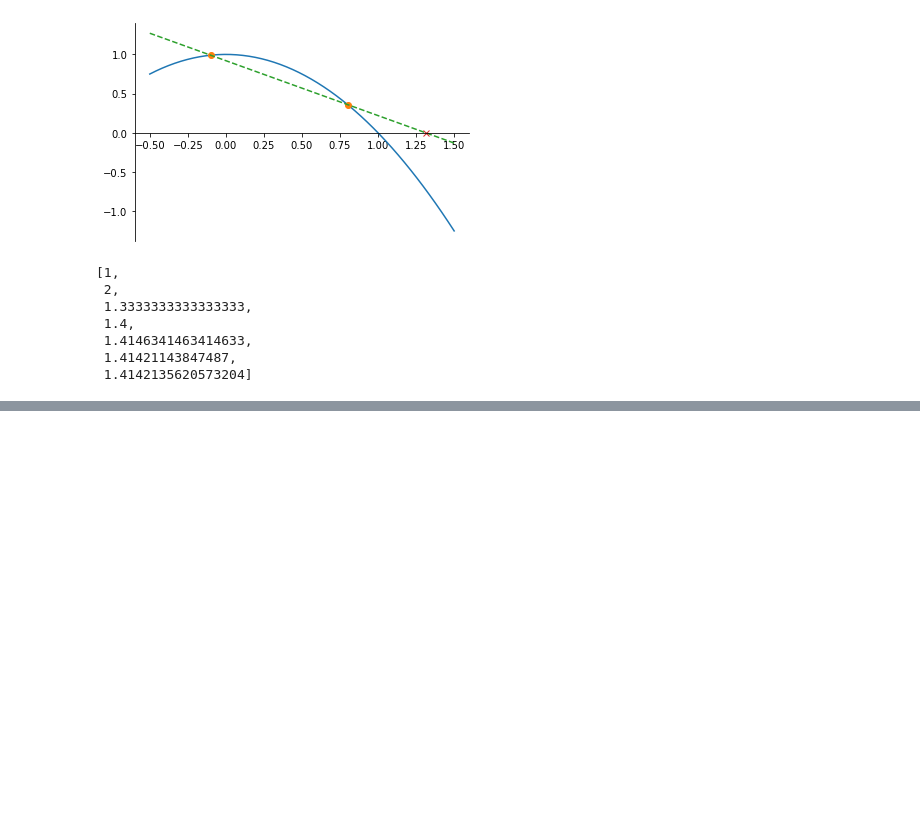
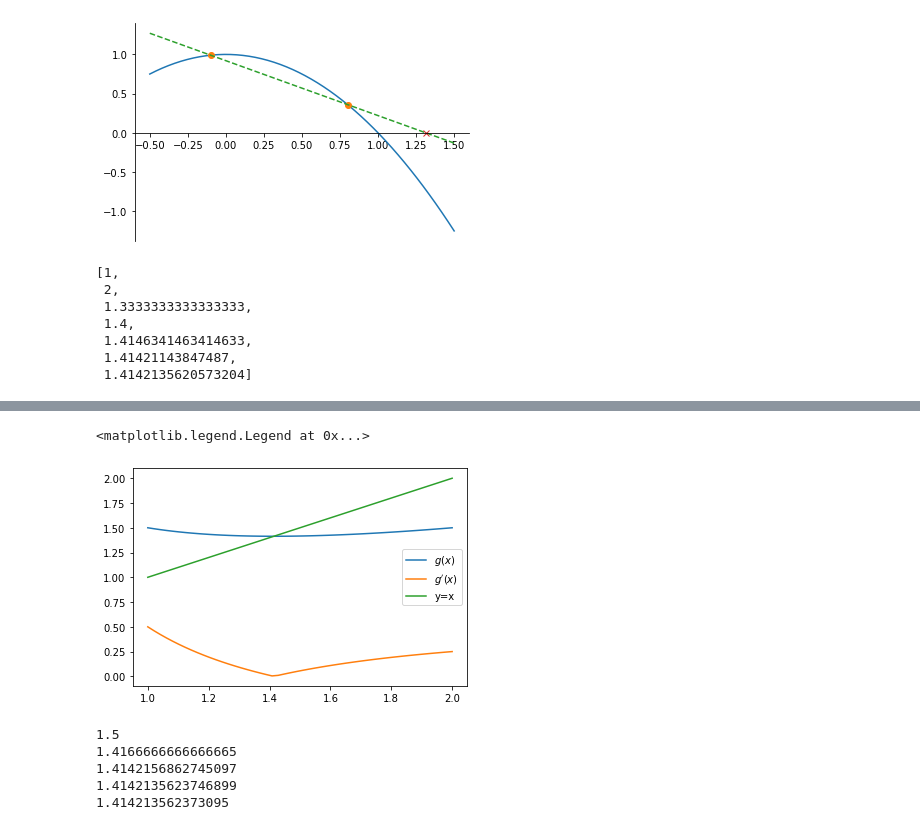
Before and after one commit to knkillname/Notas-de-Metodos-Numericos, a Jupyter notebook: 2. Ecuaciones no lineales.ipynb, the cells around one changed output, grey strips where cells are left out. Saved outputs shown, nothing was run; the diff lists cells and outputs as text; code cells hidden in the pictures; blank space fills up the shorter version.

```diff
--- a/2. Ecuaciones no lineales.ipynb
+++ b/2. Ecuaciones no lineales.ipynb
@@ -297,0 +349,14 @@ print(x)
+# %%
+fig, ax = plt.subplots()
+
+A = 2
+x = np.linspace(1, 2)
+y = (1/2)*(x + A/x)
+yp = np.abs((1/2) - (1/2)*A/x**2)
+ax.plot(x, y, label="$g(x)$")
+ax.plot(x, yp, label="$g^\prime(x)$")
+ax.plot(x, x, label="y=x")
+ax.legend()
+# %% [output]
+<matplotlib.legend.Legend at 0x...>
+[figure, added]
@@ -297,0 +366,11 @@ print(x)
+# %%
+x = 1.0
+for k in range(5):
+    x = aprox_raiz(2, x)
+    print(x)
+# %% [output]
+1.5
+1.4166666666666665
+1.4142156862745097
+1.4142135623746899
+1.414213562373095
```
Also changed, not shown: parts of 21 cells of this notebook.
